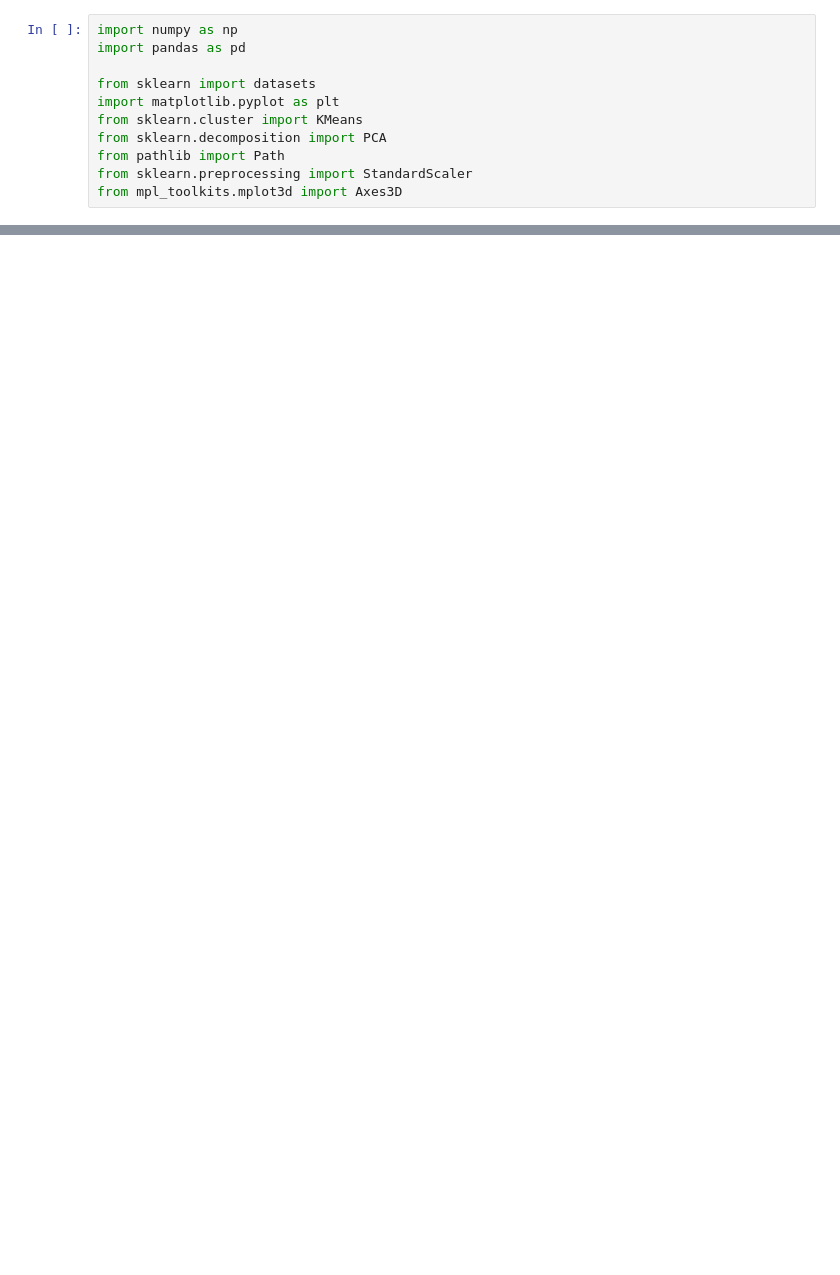
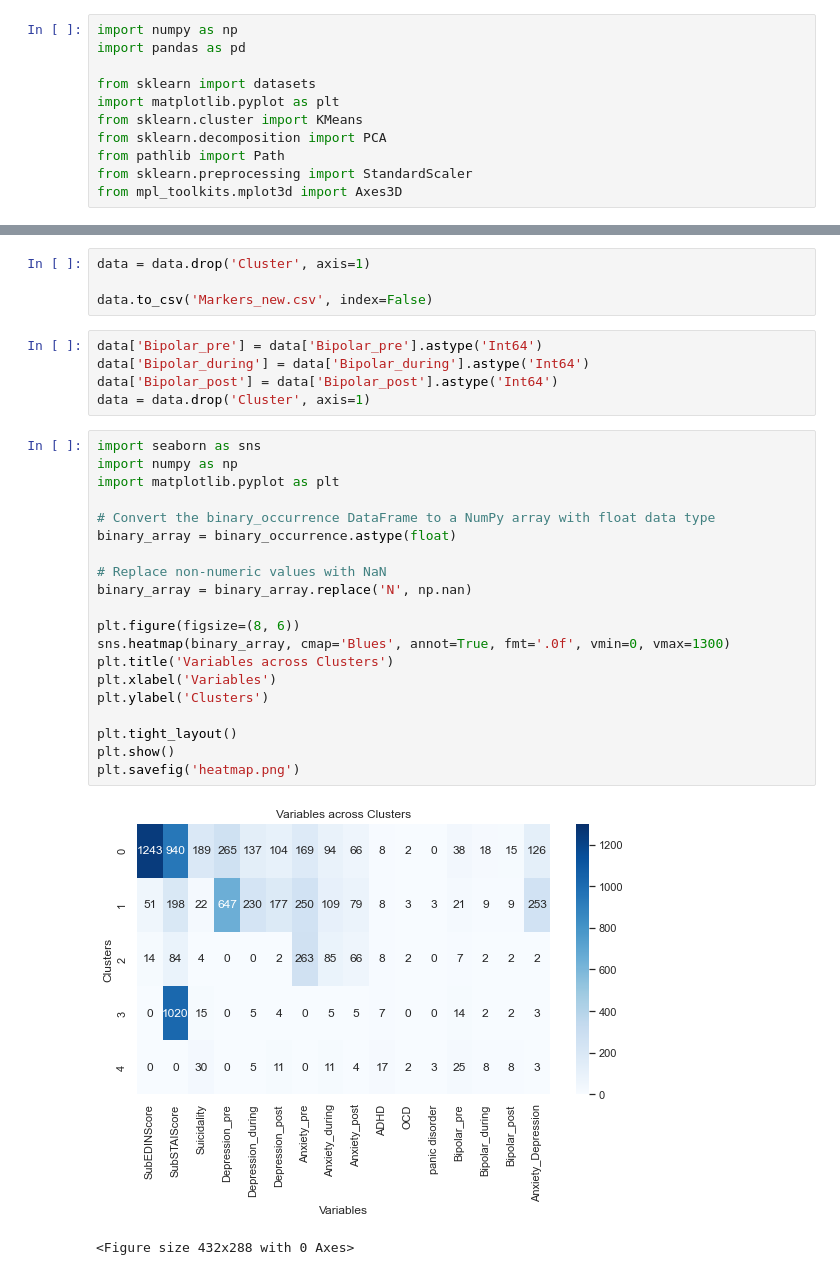
Before and after one commit to ohunger/Research_Owen-Evan-Hetanshee, a Jupyter notebook: Medication/Medication_clustering.ipynb, the cells around one changed output, grey strips where cells are left out. Drawn from its saved outputs; the diff is of its cells as text; blank space fills up the shorter version.

```diff
--- a/Medication/Medication_clustering.ipynb
+++ b/Medication/Medication_clustering.ipynb
@@ -58,0 +115,32 @@ dtype: int64
+# %%
+data = data.drop('Cluster', axis=1)
+
+data.to_csv('Markers_new.csv', index=False)
+# %%
+data['Bipolar_pre'] = data['Bipolar_pre'].astype('Int64')
+data['Bipolar_during'] = data['Bipolar_during'].astype('Int64')
+data['Bipolar_post'] = data['Bipolar_post'].astype('Int64')
+data = data.drop('Cluster', axis=1)
+# %%
+import seaborn as sns
+import numpy as np
+import matplotlib.pyplot as plt
+
+# Convert the binary_occurrence DataFrame to a NumPy array with float data type
+binary_array = binary_occurrence.astype(float)
+
+# Replace non-numeric values with NaN
+binary_array = binary_array.replace('N', np.nan)
+
+plt.figure(figsize=(8, 6))
+sns.heatmap(binary_array, cmap='Blues', annot=True, fmt='.0f', vmin=0, vmax=1300)
+plt.title('Variables across Clusters')
+plt.xlabel('Variables')
+plt.ylabel('Clusters')
+
+plt.tight_layout()
+plt.show()
+plt.savefig('heatmap.png')
+# %% [output]
+[figure, added]
+<Figure size 432x288 with 0 Axes>
```
Also changed, not shown: parts of 6 cells of this notebook.
